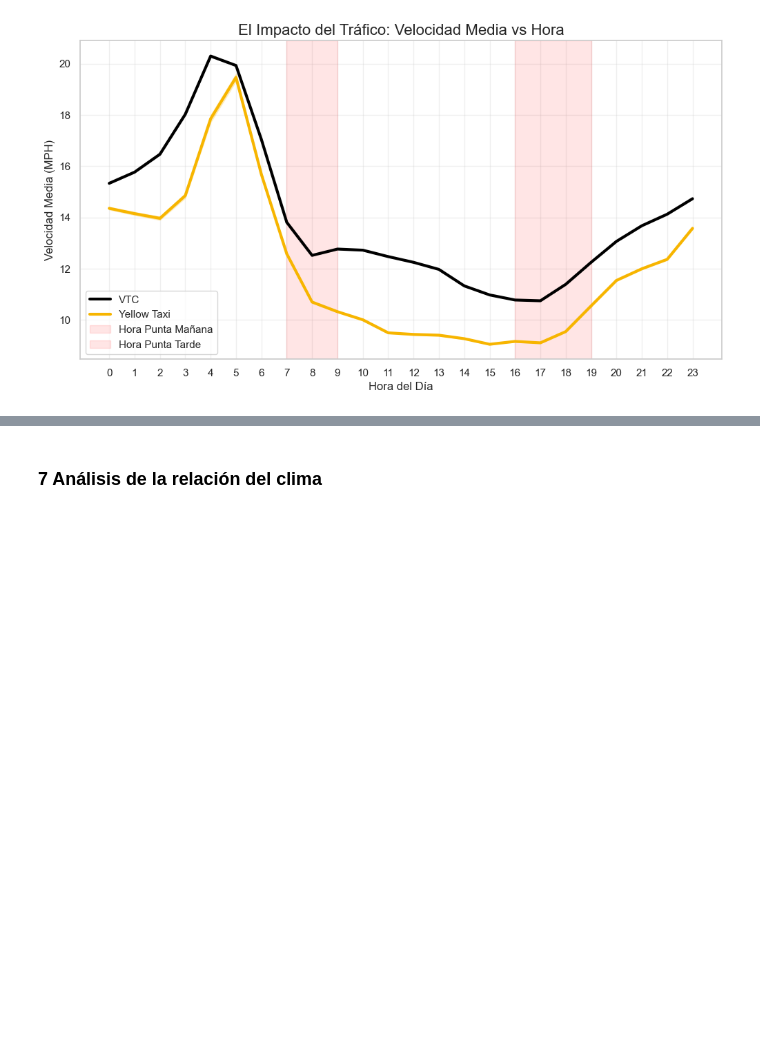
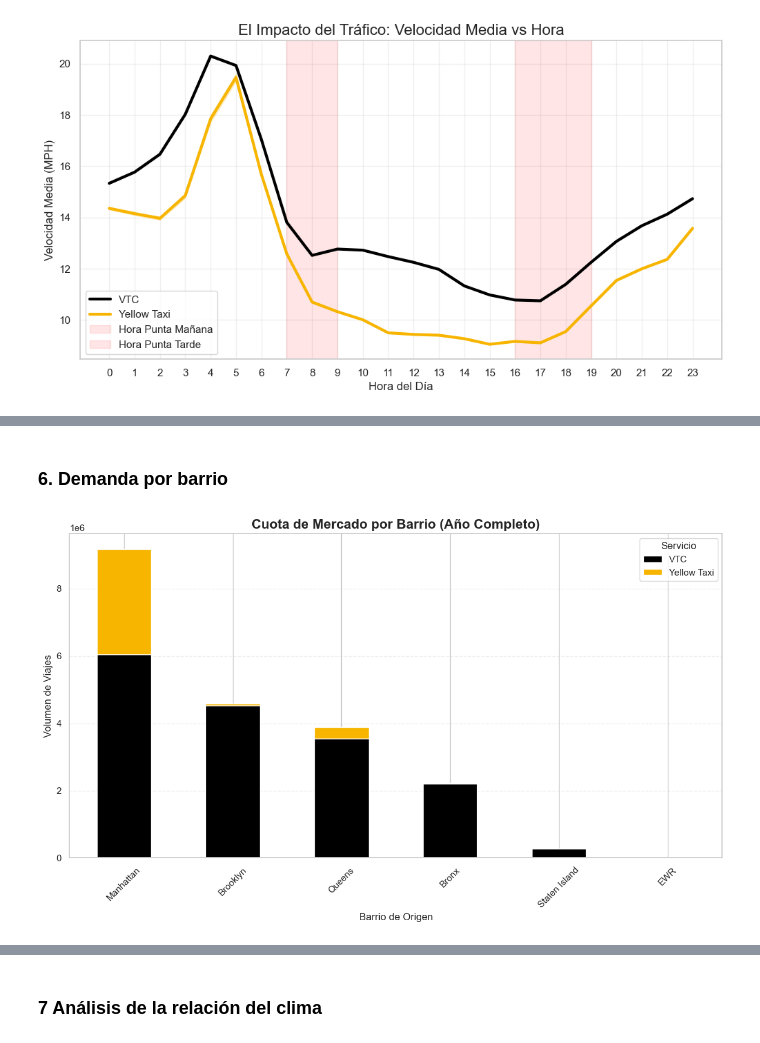
Before and after one commit to carmengranadosv/PD2-conducIA, a Jupyter notebook: src/analysis/2_year_analysis.ipynb, the cells around one changed output, grey strips where cells are left out. Saved outputs shown, nothing was run; the diff lists cells and outputs as text; code cells hidden in the pictures; blank space fills up the shorter version.

```diff
--- a/src/analysis/2_year_analysis.ipynb
+++ b/src/analysis/2_year_analysis.ipynb
@@ -429,0 +456,22 @@ plt.show()
+# %% [markdown]
+### 6. Demanda por barrio
+# %%
+#---DOMINIO DE BARRIOS Y SERVICIOS ---
+# 1. Agrupamos por barrio y tipo de vehículo para el año completo
+barrios_servicio = df_anual.groupby(['origen_barrio', 'tipo_vehiculo']).size().unstack(fill_value=0)
+# Ordenamos por el total de viajes (VTC + Taxi)
+barrios_servicio['total'] = barrios_servicio.sum(axis=1)
+barrios_servicio = barrios_servicio.sort_values('total', ascending=False).drop(columns='total')
+
+# 2. Graficamos
+barrios_servicio.plot(kind='bar', stacked=True, figsize=(14, 7), color=['black', '#F7B500'])
+
+plt.title("Cuota de Mercado por Barrio (Año Completo)", fontsize=16, fontweight='bold')
+plt.ylabel("Volumen de Viajes")
+plt.xlabel("Barrio de Origen")
+plt.xticks(rotation=45)
+plt.legend(title="Servicio")
+plt.grid(axis='y', linestyle='--', alpha=0.3)
+plt.show()
+# %% [output]
+[figure, added]
```
Also changed, not shown: parts of 18 cells of this notebook.
